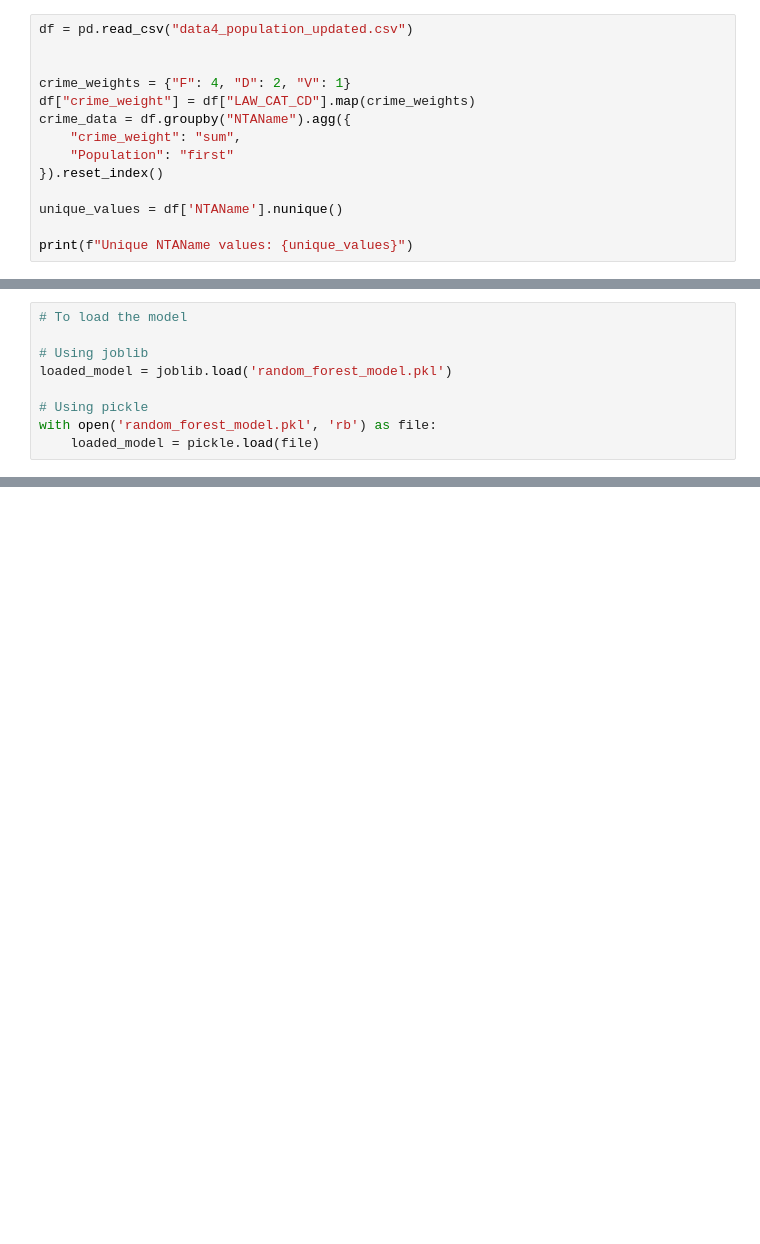
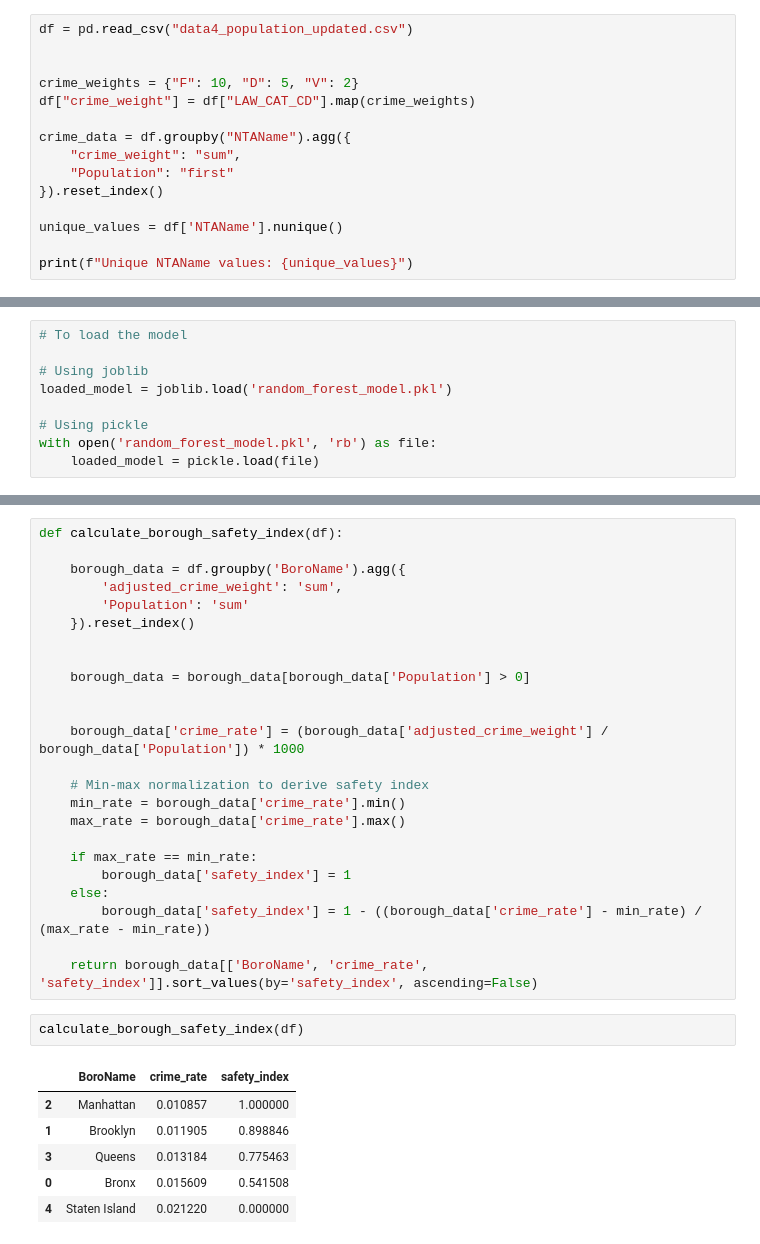
Before and after one commit to Ffarzan11/nyc_safety_indicator, a Jupyter notebook: newcode.ipynb, the cells around one changed output, grey strips where cells are left out. Saved outputs shown, nothing was run; the diff lists cells and outputs as text; blank space fills up the shorter version.

```diff
--- a/newcode.ipynb
+++ b/newcode.ipynb
@@ -15,8 +15,9 @@ import seaborn as sns
 df = pd.read_csv("data4_population_updated.csv")
 
 
-crime_weights = {"F": 4, "D": 2, "V": 1}
+crime_weights = {"F": 10, "D": 5, "V": 2}
 df["crime_weight"] = df["LAW_CAT_CD"].map(crime_weights)
+
 crime_data = df.groupby("NTAName").agg({
     "crime_weight": "sum",
     "Population": "first"
@@ -388,0 +488,33 @@ map_ny
+# %%
+def calculate_borough_safety_index(df):
+
+    borough_data = df.groupby('BoroName').agg({
+        'adjusted_crime_weight': 'sum',
+        'Population': 'sum'
+    }).reset_index()
+
+
+    borough_data = borough_data[borough_data['Population'] > 0]
+
+
+    borough_data['crime_rate'] = (borough_data['adjusted_crime_weight'] / borough_data['Population']) * 1000
+
+    # Min-max normalization to derive safety index
+    min_rate = borough_data['crime_rate'].min()
+    max_rate = borough_data['crime_rate'].max()
+
+    if max_rate == min_rate:
+        borough_data['safety_index'] = 1
+    else:
+        borough_data['safety_index'] = 1 - ((borough_data['crime_rate'] - min_rate) / (max_rate - min_rate))
+
+    return borough_data[['BoroName', 'crime_rate', 'safety_index']].sort_values(by='safety_index', ascending=False)
+# %%
+calculate_borough_safety_index(df)
+# %% [output]
+|  | BoroName | crime_rate | safety_index |
+| 2 | Manhattan | 0.010857 | 1.000000 |
+| 1 | Brooklyn | 0.011905 | 0.898846 |
+| 3 | Queens | 0.013184 | 0.775463 |
+| 0 | Bronx | 0.015609 | 0.541508 |
+| 4 | Staten Island | 0.021220 | 0.000000 |
```
Also changed, not shown: parts of 13 cells of this notebook, 2 other files.
